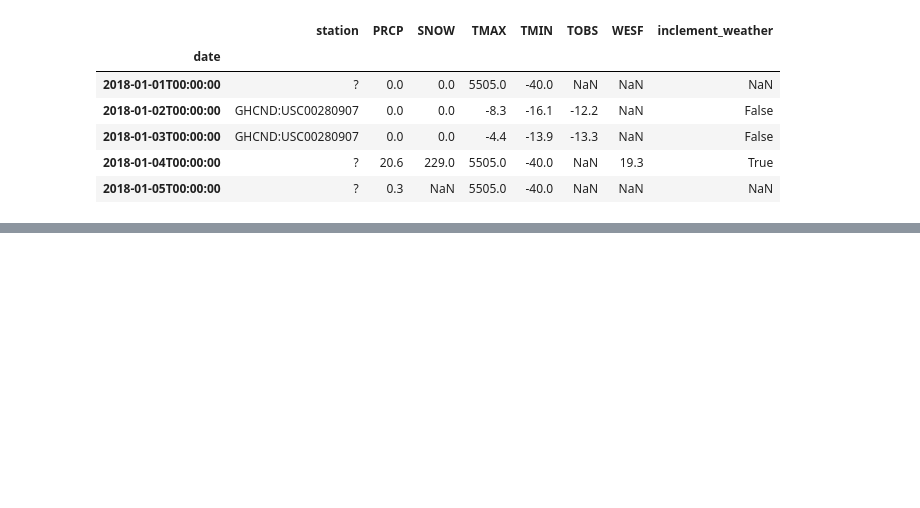
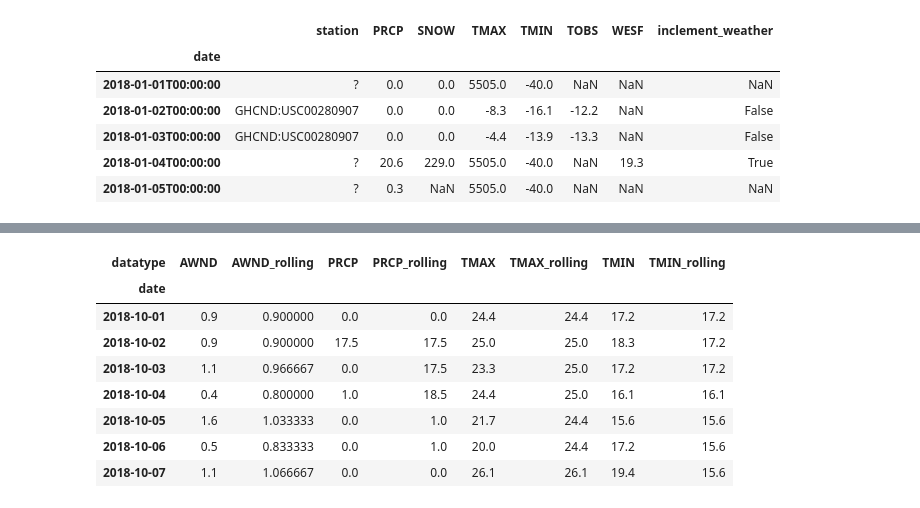
Before and after one commit to kspicer80/tutorials, a Jupyter notebook: hands_on_data_analysis_with_pandas/chapter_4_aggregating_data/chapter_4_notebook.ipynb, the cells around one changed output, grey strips where cells are left out. Saved outputs shown, nothing was run; the diff lists cells and outputs as text; code cells hidden in the pictures; blank space fills up the shorter version.

```diff
--- a/hands_on_data_analysis_with_pandas/chapter_4_aggregating_data/chapter_4_notebook.ipynb
+++ b/hands_on_data_analysis_with_pandas/chapter_4_aggregating_data/chapter_4_notebook.ipynb
@@ -128,0 +208,3 @@ dirty_data.head()
+# %%
+weather = pd.read_csv('nyc_weather_2018.csv', parse_dates=['date'])
+fb = pd.read_csv('fb_2018.csv', index_col='date', parse_dates=True)
@@ -128,0 +291,2 @@ dirty_data.head()
+# %%
+central_park_weather = weather.query('station == "GHCND:USW00094728"').pivot(index='date', columns='datatype', values='value')
@@ -128,0 +327,12 @@ dirty_data.head()
+# %%
+central_park_weather['2018-10-01':'2018-10-07'].rolling('3D').agg({'TMAX': 'max', 'TMIN': 'min','AWND': 'mean', 'PRCP': 'sum'}).join(central_park_weather[['TMAX', 'TMIN', 'AWND', 'PRCP']], lsuffix='_rolling').sort_index(axis=1)
+# %% [output]
+| datatype | AWND | AWND_rolling | PRCP | PRCP_rolling | TMAX | TMAX_rolling | TMIN | TMIN_rolling |
+| date |  |  |  |  |  |  |  |  |
+| 2018-10-01 | 0.9 | 0.900000 | 0.0 | 0.0 | 24.4 | 24.4 | 17.2 | 17.2 |
+| 2018-10-02 | 0.9 | 0.900000 | 17.5 | 17.5 | 25.0 | 25.0 | 18.3 | 17.2 |
+| 2018-10-03 | 1.1 | 0.966667 | 0.0 | 17.5 | 23.3 | 25.0 | 17.2 | 17.2 |
+| 2018-10-04 | 0.4 | 0.800000 | 1.0 | 18.5 | 24.4 | 25.0 | 16.1 | 16.1 |
+| 2018-10-05 | 1.6 | 1.033333 | 0.0 | 1.0 | 21.7 | 24.4 | 15.6 | 15.6 |
+| 2018-10-06 | 0.5 | 0.833333 | 0.0 | 1.0 | 20.0 | 24.4 | 17.2 | 15.6 |
+| 2018-10-07 | 1.1 | 1.066667 | 0.0 | 0.0 | 26.1 | 26.1 | 19.4 | 15.6 |
```
Also changed, not shown: parts of 77 cells of this notebook, 9 other files.
